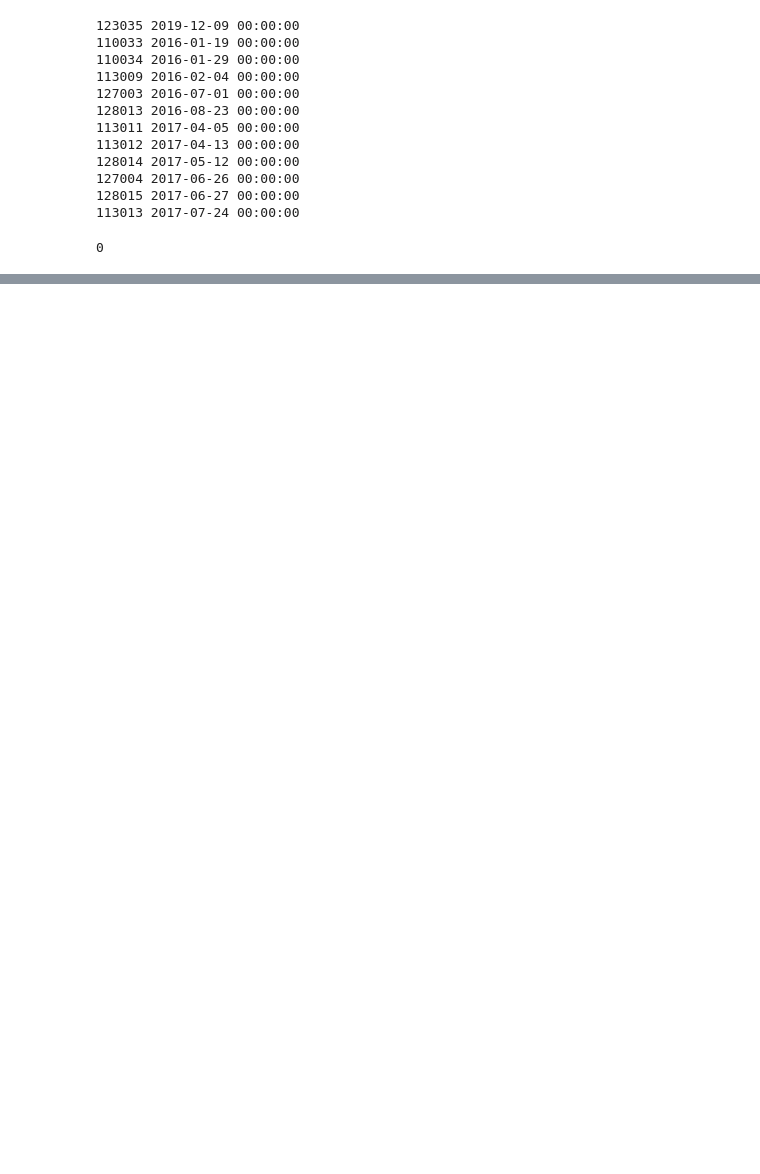
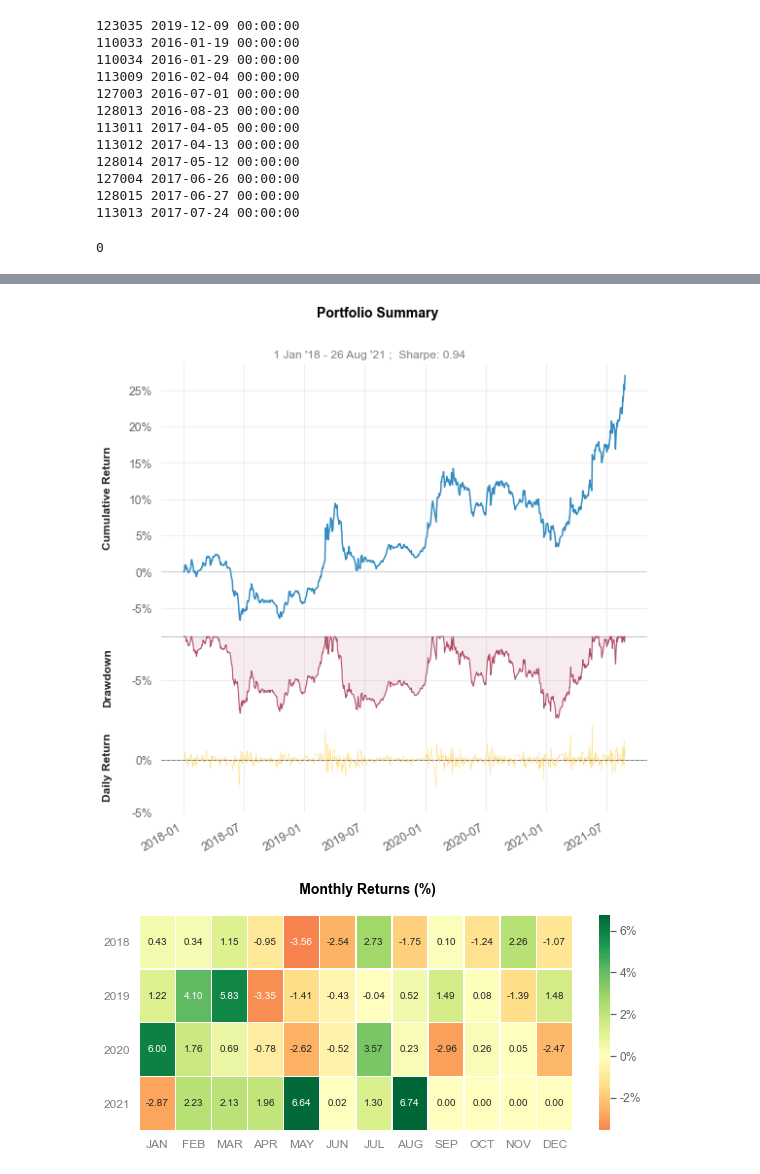
Before and after one commit to qianyun210603/backtrader, a Jupyter notebook: jupyter/test_backtrader1.ipynb, the cells around one changed output, grey strips where cells are left out. Saved outputs shown, nothing was run; the diff lists cells and outputs as text; code cells hidden in the pictures; blank space fills up the shorter version.

```diff
--- a/jupyter/test_backtrader1.ipynb
+++ b/jupyter/test_backtrader1.ipynb
@@ -149 +283,3 @@ positions
 890 rows × 2 columns
+# %%
+returns.index = returns.index.tz_localize(None)
@@ -149,0 +290,5 @@ positions
+# %%
+quantstats.reports.plots(returns)
+# %% [output]
+[figure, added]
+[figure, added]
```
Also changed, not shown: parts of 26 cells of this notebook, 6 other files.
